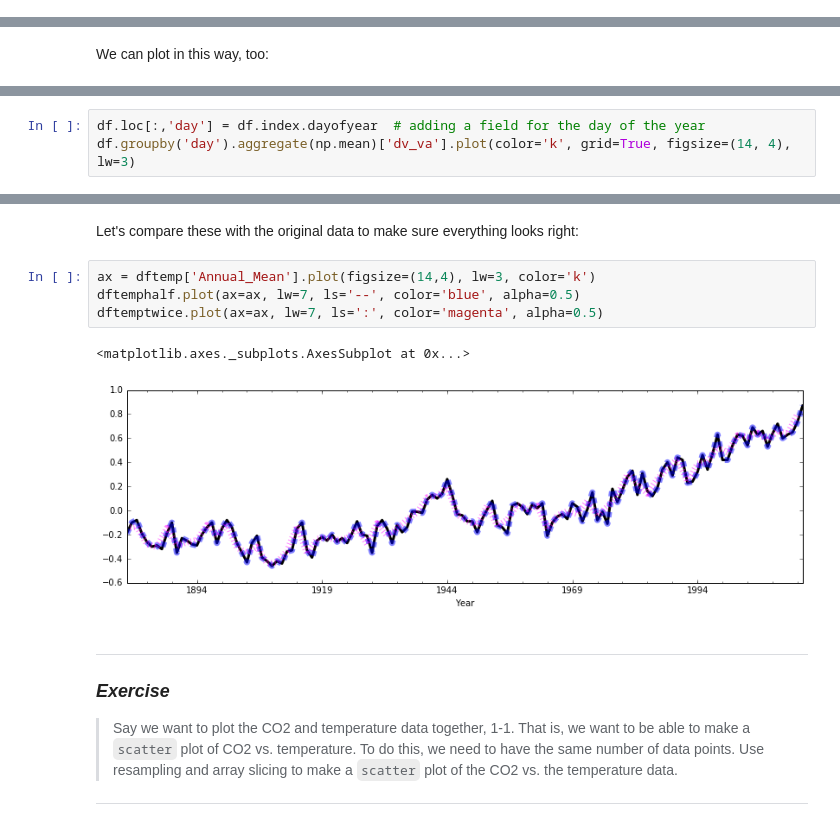
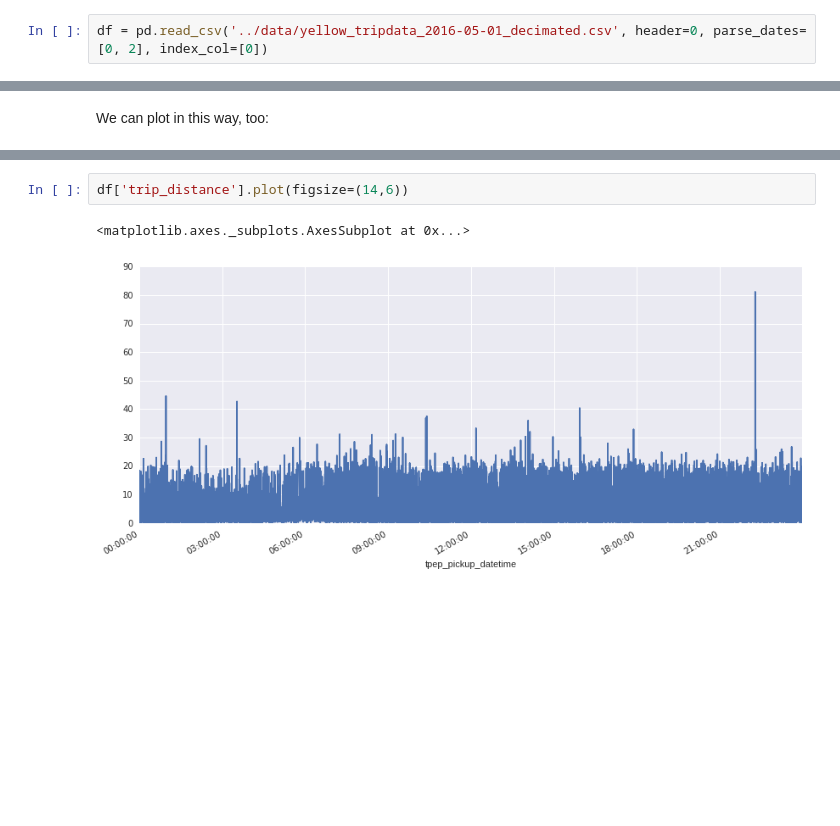
Before and after one commit to kthyng/python4geosciences, a Jupyter notebook: materials/1d.ipynb, the cells around one changed output, grey strips where cells are left out. Drawn from its saved outputs; the diff is of its cells as text; blank space fills up the shorter version.

```diff
--- a/materials/1d.ipynb
+++ b/materials/1d.ipynb
@@ -33 +14,3 @@ df
+# %%
+df = pd.read_csv('../data/yellow_tripdata_2016-05-01_decimated.csv', header=0, parse_dates=[0, 2], index_col=[0])
 # %% [markdown]
@@ -123,3 +57,0 @@ We now can use the values from the key `day` to compute the daily river flow ave
-# %%
-df.loc[:,'day'] = df.index.dayofyear  # adding a field for the day of the year
-df.groupby('day').aggregate(np.mean)['dv_va'].plot(color='k', grid=True, figsize=(14, 4), lw=3)
@@ -278,16 +58,5 @@ Freq: 2AS-JAN, Name: Annual_Mean, dtype: float64
-# %% [markdown]
-Let's compare these with the original data to make sure everything looks right:
-# %%
-ax = dftemp['Annual_Mean'].plot(figsize=(14,4), lw=3, color='k')
-dftemphalf.plot(ax=ax, lw=7, ls='--', color='blue', alpha=0.5)
-dftemptwice.plot(ax=ax, lw=7, ls=':', color='magenta', alpha=0.5)
-# %% [output]
-<matplotlib.axes._subplots.AxesSubplot at 0x...>
-[figure, removed]
-# %% [markdown]
----
-###  *Exercise*
-
-> Say we want to plot the CO2 and temperature data together, 1-1. That is, we want to be able to make a `scatter` plot of CO2 vs. temperature. To do this, we need to have the same number of data points. Use resampling and array slicing to make a `scatter` plot of the CO2 vs. the temperature data.
-
----
+# %%
+df['trip_distance'].plot(figsize=(14,6))
+# %% [output]
+<matplotlib.axes._subplots.AxesSubplot at 0x...>
+[figure, added]
```
Also changed, not shown: parts of 50 cells of this notebook.
